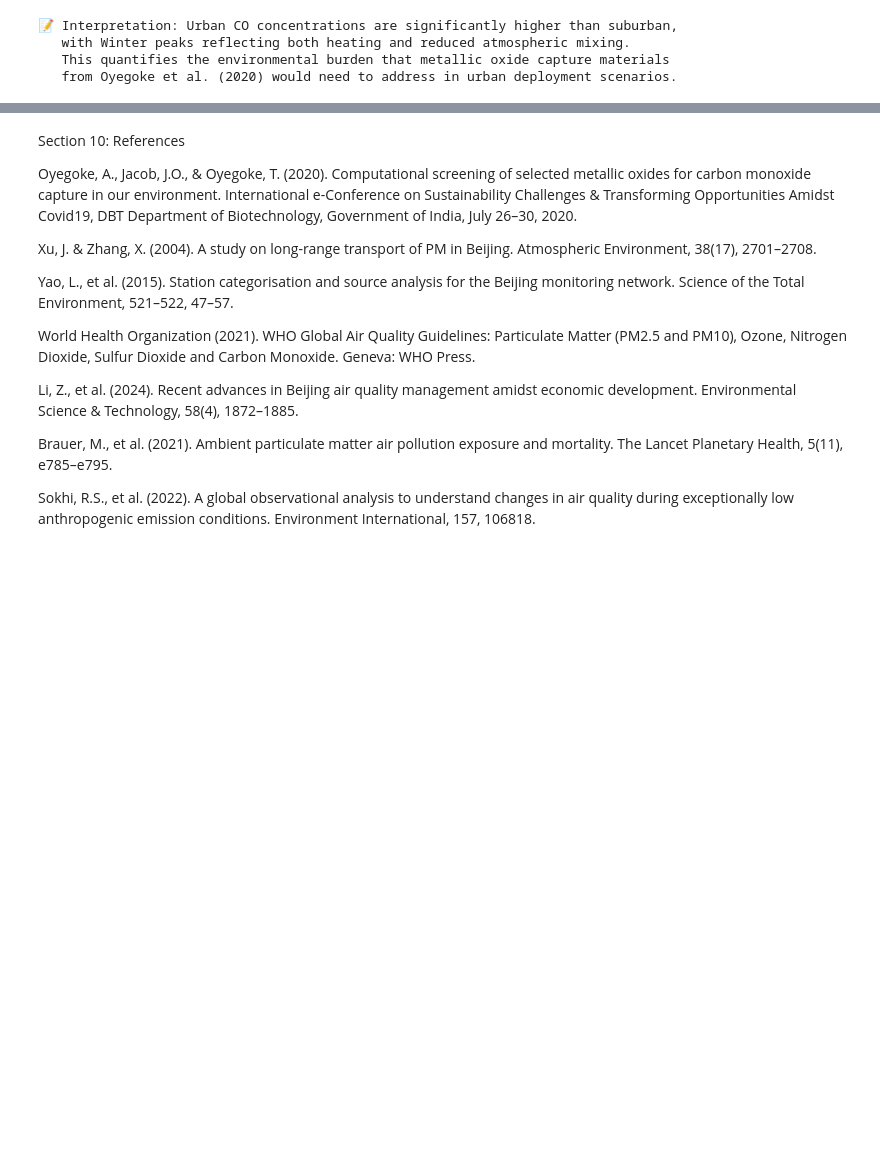
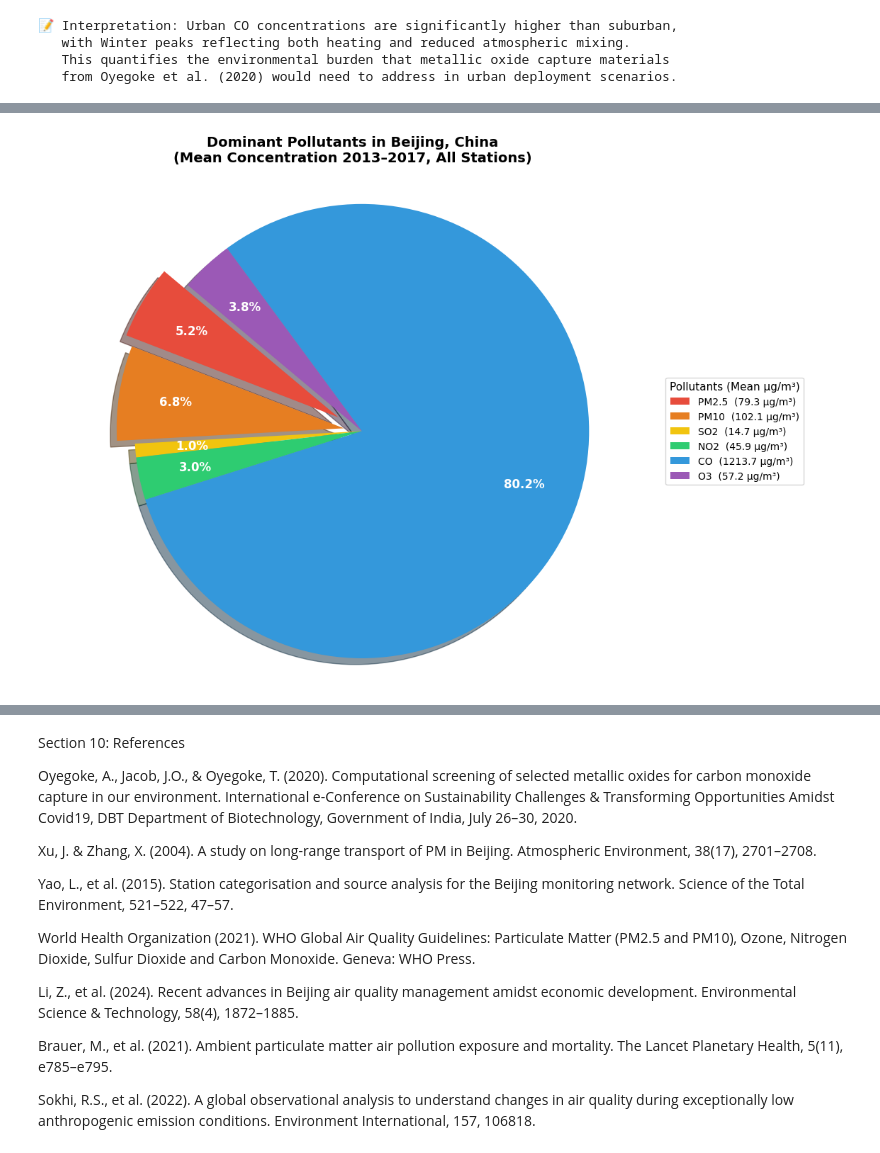
Before and after one commit to oyegokeademola25-beep/ASSESSMENT_DATA_SET, a Jupyter notebook: Copy_of_CMP7001_Assessment.ipynb, the cells around one changed output, grey strips where cells are left out. Cells and saved outputs as stored; diff of their text form; code cells hidden in the pictures; blank space fills up the shorter version.

```diff
--- a/Copy_of_CMP7001_Assessment.ipynb
+++ b/Copy_of_CMP7001_Assessment.ipynb
@@ -1326,0 +1392,94 @@ Passing `palette` without assigning `hue` is deprecated and will be removed in v
+# %%
+# =============================================================================
+# FIGURE 7 (continued): PIE CHART VISUALISATION
+# =============================================================================
+# explode → pulls a slice outward from the centre for visual emphasis.
+#   We explode PM2.5 and PM10 (index 0 and 1) because they are the primary
+#   health-relevant pollutants and the focus of this assessment.
+#   All other slices sit flush with the centre (explode = 0).
+#
+# autopct='%1.1f%%' → displays the percentage of each slice to 1 decimal place
+#   inside the wedge itself.
+#
+# shadow=True → adds a drop shadow for a professional 3D appearance.
+#
+# startangle=140 → rotates the chart so PM2.5 (the largest slice if CO is
+#   excluded from dominance) starts at a readable position.
+#
+# pctdistance=0.75 → positions the percentage labels inside the wedge
+#   (between centre and edge) so they don't overlap with wedge borders.
+#
+# The colour palette uses reds/oranges for harmful particulates (PM2.5, PM10)
+# and blues/greens for gas pollutants, giving an intuitive visual grouping.
+# =============================================================================
+
+# Define colours: red-orange tones for particulates, cool tones for gases
+slice_colors = [
+    '#E74C3C',   # PM2.5  — deep red (most health-critical particulate)
+    '#E67E22',   # PM10   — orange  (coarser particulate)
+    '#F1C40F',   # SO2    — yellow  (sulphur combustion gas)
+    '#2ECC71',   # NO2    — green   (traffic/combustion gas)
+    '#3498DB',   # CO     — blue    (combustion by-product — Oyegoke et al.)
+    '#9B59B6',   # O3     — purple  (photochemical secondary pollutant)
+]
+
+# Explode PM2.5 and PM10 to highlight particulate matter focus of assessment
+explode = [0.12, 0.08, 0, 0, 0, 0]
+
+labels = pollutants_df['Pollutant']
+
+plt.figure(figsize=(11, 8))
+
+wedges, texts, autotexts = plt.pie(
+    pollutants_df['Level'],
+    explode=explode,
+    colors=slice_colors,
+    autopct='%1.1f%%',
+    pctdistance=0.75,
+    shadow=True,
+    startangle=140
+)
+
+plt.axis('equal')   # Ensures a perfect circle (not oval)
+
+# ── Title: changed from India → Beijing, China ──────────────────────────────
+plt.title(
+    'Dominant Pollutants in Beijing, China\n(Mean Concentration 2013–2017, All Stations)',
+    fontsize=14,
+    fontweight='bold',
+    pad=20
+)
+
+# ── Legend: each wedge labelled with pollutant name + mean value ─────────────
+legend_labels = [
+    f"{row['Pollutant']}  ({row['Level']:.1f} µg/m³)"
+    for _, row in pollutants_df.iterrows()
+]
+
+plt.legend(
+    wedges,
+    legend_labels,
+    title="Pollutants (Mean µg/m³)",
+    title_fontsize=11,
+    loc="center left",
+    bbox_to_anchor=(1, 0, 0.5, 1),
+    fontsize=10
+)
+
+# ── Style the percentage labels inside the slices ────────────────────────────
+plt.setp(autotexts, size=12, weight='bold', color='white')
+
+plt.tight_layout()
+plt.savefig('fig_pollutants_pie_beijing.png', dpi=150, bbox_inches='tight')
+plt.show()
+
+print("\n📝 Interpretation:")
+top = pollutants_df.sort_values('Level', ascending=False).iloc[0]
+print(f"   Dominant pollutant: {top['Pollutant']} at {top['Level']:.1f} µg/m³")
+print(f"   CO dominates by absolute concentration due to its measurement scale.")
+print(f"   PM2.5 and PM10 are the primary health-relevant particulates")
+print(f"   and are highlighted (exploded) in the chart.")
+print(f"   CO's high absolute value connects to Oyegoke et al. (2020)'s")
+print(f"   focus on metallic oxide CO capture from combustion environments.")
+# %% [output]
+[figure, added]
```
Also changed, not shown: parts of 4 cells of this notebook.
